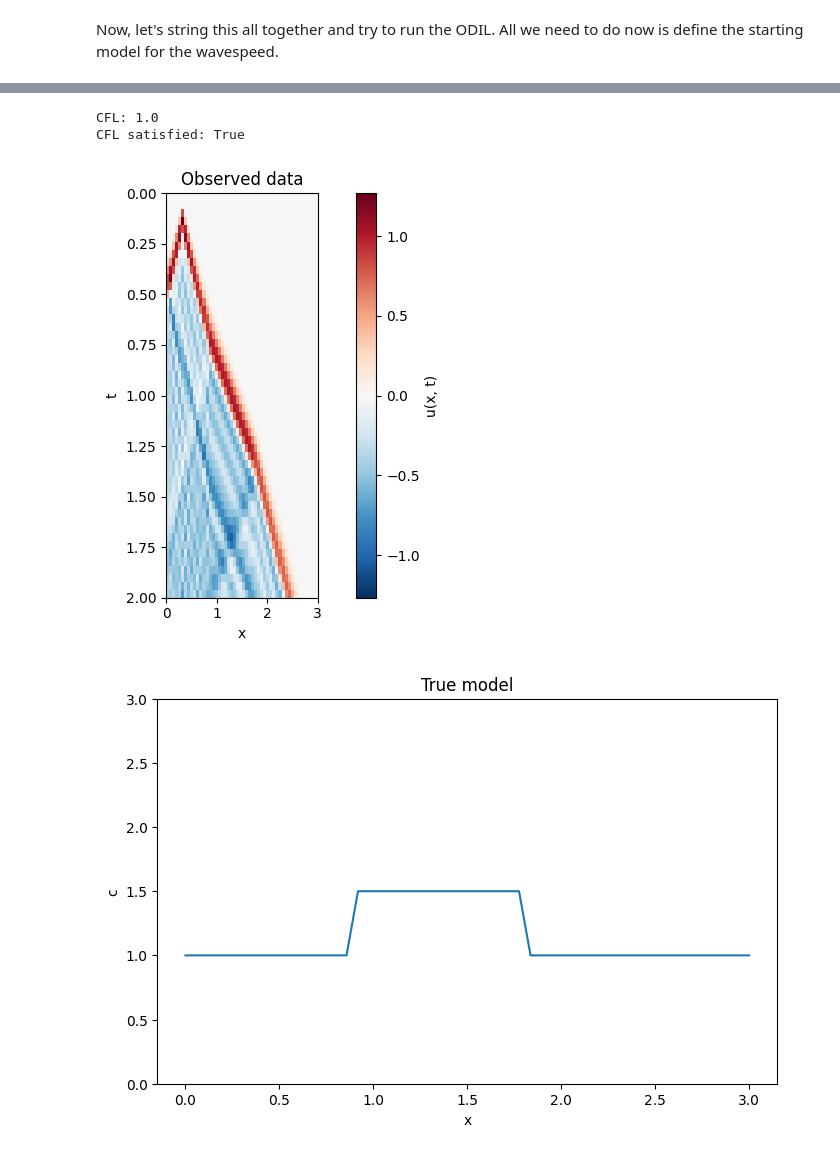
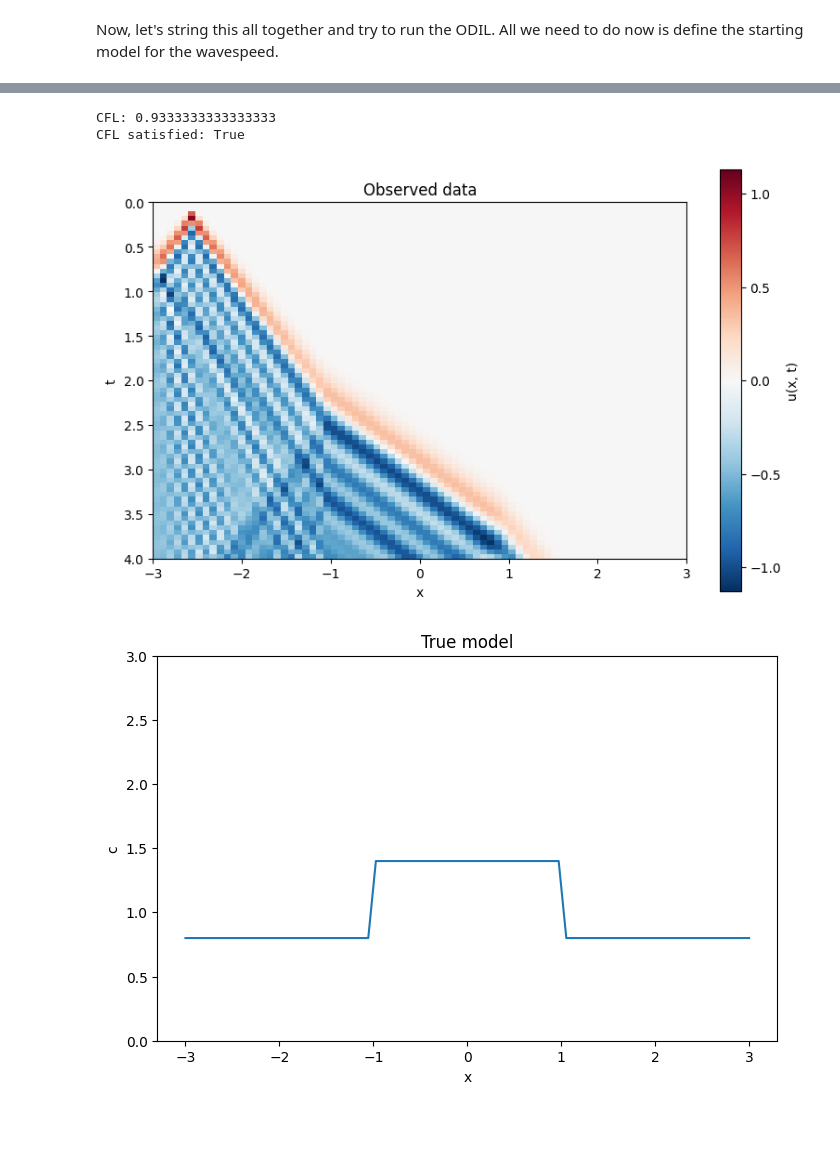
Before and after one commit to Commit2Cosmos/Transcranial-Ultrasound-ODIL, a Jupyter notebook: notebooks/sandbox/1dfwi.ipynb, the cells around one changed output, grey strips where cells are left out. Drawn from its saved outputs; the diff is of its cells as text; code cells hidden in the pictures; blank space fills up the shorter version.

```diff
--- a/notebooks/sandbox/1dfwi.ipynb
+++ b/notebooks/sandbox/1dfwi.ipynb
@@ -90,7 +90,7 @@ class Wavefield:
     def shape(self):
         return self._shape
 
-    def show_domain(self, title: str = "Exact solution") -> None:
+    def show_domain(self, title: str = "Exact solution", aspect: int=4) -> None:
         fig, ax = plt.subplots(figsize=(8, 5))
         umax = np.abs(self.amplitude).max()
         im = ax.imshow(
@@ -99,7 +99,7 @@ class Wavefield:
             cmap="RdBu_r",
             vmin=-umax,
             vmax=umax,
-            aspect=4,
+            aspect=aspect,
         )
 
         plt.colorbar(im, ax=ax, label="u(x, t)")
@@ -429,9 +429,9 @@ def run_odil(u: Wavefield, functional: Discrete1DFWILoss,
 Now, let's string this all together and try to run the ODIL. All we need to do now is define the starting model for the wavespeed.
 # %%
 # create wavefield
-u = Wavefield(N=50, I=50, x_0=0.0, x_I=3.0, t_N=2.0)
+u = Wavefield(N=75, I=75, x_0=-3.0, x_I=3.0, t_N=4.0)
 # %%
 # setup geometry
-geom = AcquisitionGeometry(u, recv_idx=torch.Tensor([20, 30, 40, 49]), source_idx=5, f_peak=2.0, source_scale=1/u.dt**2)
+geom = AcquisitionGeometry(u, recv_idx=torch.Tensor([10, 20, 30, 40, 50, 60]), source_idx=5, f_peak=2.0, source_scale=1/u.dt**2)
 geom.show_source()
 # %% [output]
@@ -439,26 +439,26 @@ geom.show_source()
 # %%
-c_true = np.ones(u.I)
-c_max = 1.5
-c_true[15:30] = c_max # central velocity anomaly
+c_true = np.ones(u.I) * 0.8
+c_max = 1.4
+c_true[25:50] = c_max # central velocity anomaly
 
 cfl = c_max * u.dt / u.dx
 
 print("CFL:", cfl)
 print("CFL satisfied:", cfl <= 1 )
 # %% [output]
-CFL: 1.0
+CFL: 0.9333333333333333
 CFL satisfied: True
 # %%
 # compute our observed data
 wavefield_true = generate_observed_data(u, c_true, geom)
 
 # wrap in a wavefield to give to the functional
-d_obs = Wavefield(init_amplitude=wavefield_true, init_wavespeed=c_true, N=50, I=50, x_0=0.0, x_I=3.0, t_N=2.0)
-d_obs.show_domain("Observed data")
+d_obs = Wavefield(init_amplitude=wavefield_true, init_wavespeed=c_true, N=75, I=75, x_0=-3.0, x_I=3.0, t_N=4.0)
+d_obs.show_domain("Observed data", aspect=1)
 d_obs.show_model("True model")
 # %% [output]
-[figure, old version]
+[figure, new version]
-[figure, old version]
+[figure, new version]
 # %%
 geom.show_geometry()
 # %% [output]
```
Also changed, not shown: parts of 7 cells of this notebook.
